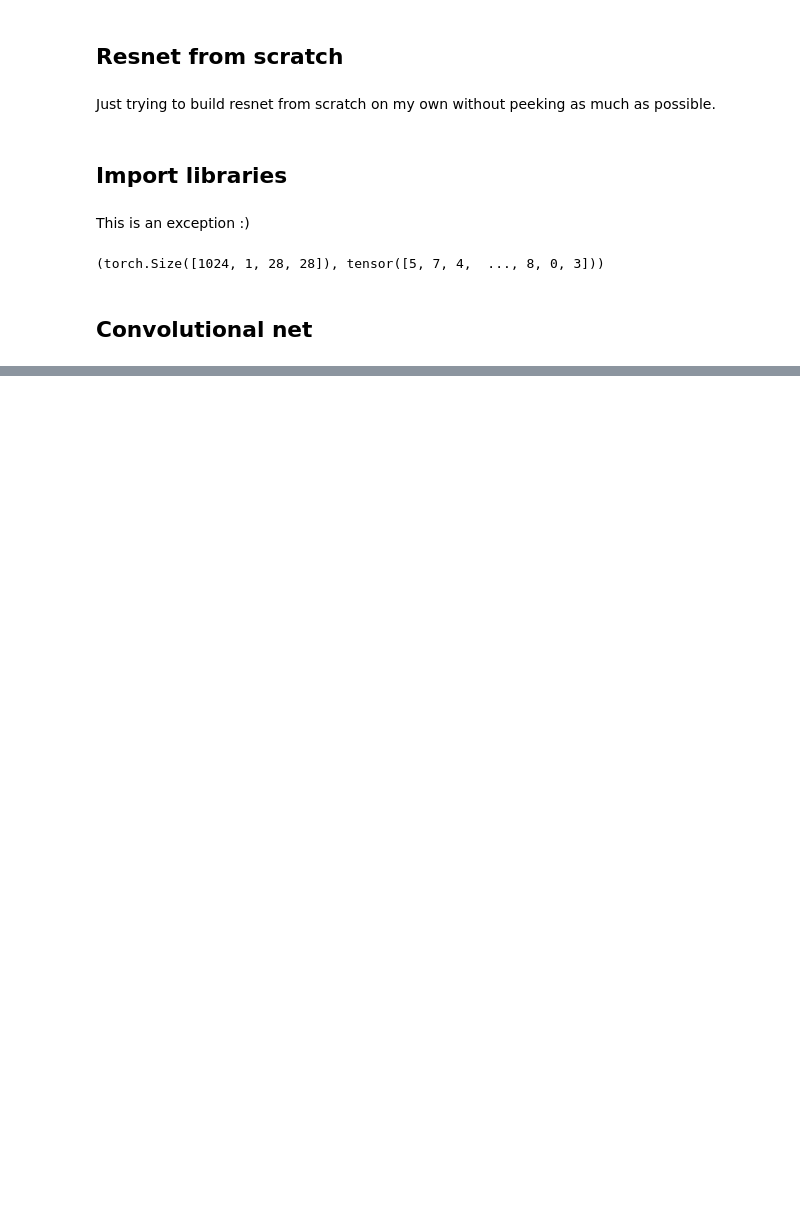
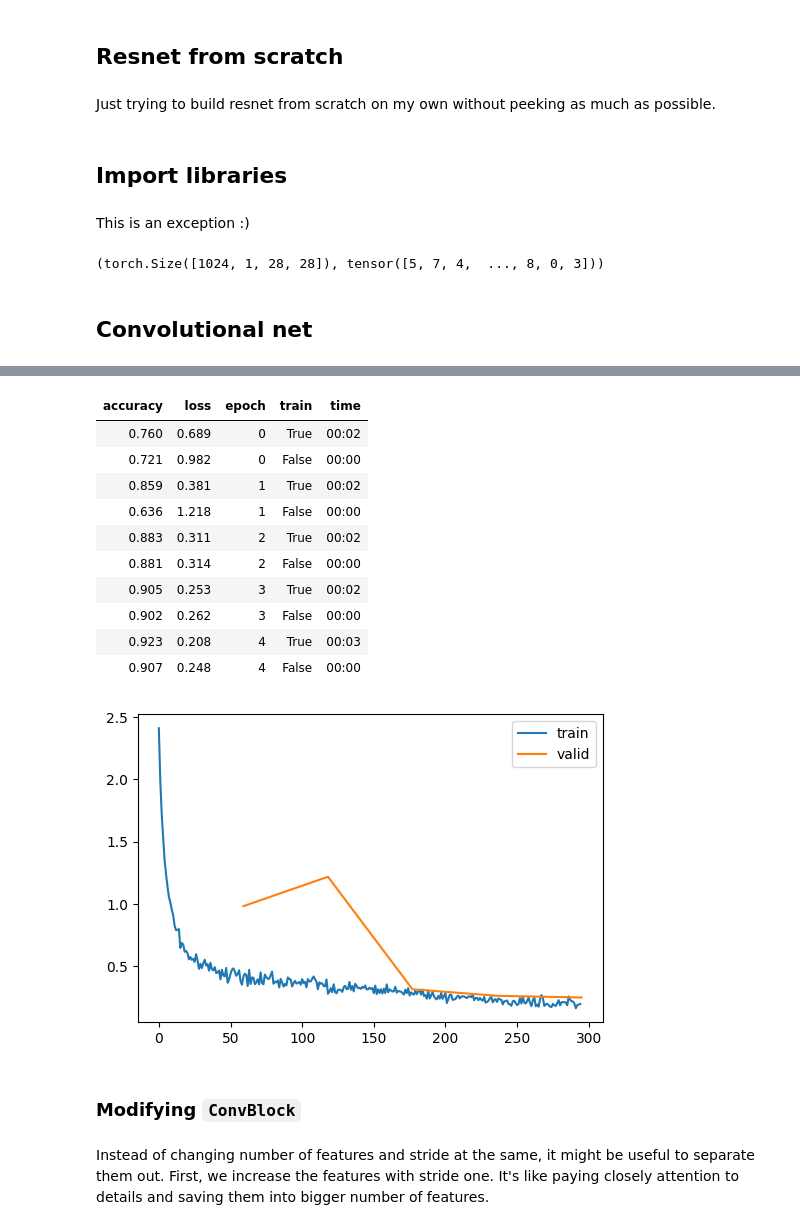
Before and after one commit to galopyz/course22p2, a Jupyter notebook: nbs/13_resnet_adv.ipynb, the cells around one changed output, grey strips where cells are left out. Drawn from its saved outputs; the diff is of its cells as text; code cells hidden in the pictures; blank space fills up the shorter version.

Commit message:
Add ConvBlocks

```diff
--- a/nbs/13_resnet_adv.ipynb
+++ b/nbs/13_resnet_adv.ipynb
@@ -120,0 +110,16 @@ TrainLearner(get_model(), dls, F.cross_entropy, cbs=DeviceCB()).lr_find()
+# %%
+class ConvBlock(nn.Module):
+    def __init__(self, ni, nf, ks=3, stride=2, act=act_gr, norm=nn.BatchNorm2d):
+        super().__init__()
+        self.conv1 = conv(ni, ni, ks=ks, stride=1, act=act, norm=norm)
+        self.conv2 = conv(ni, nf, ks=ks, stride=2, act=act, norm=norm)
+
+    def forward(self, x):
+        return self.conv2(self.conv1(x))
+# %%
+def get_model(act=act_gr, norm=nn.BatchNorm2d):
+    layers = [ConvBlock(nfs[i], nfs[i+1], act=act_gr, norm=nn.BatchNorm2d) for i in range(len(nfs)-1)]
+    layers += [nn.AdaptiveAvgPool2d(1), nn.Flatten(), nn.Linear(nfs[-1], 10)]
+    return nn.Sequential(*layers).apply(iw)
+# %%
+TrainLearner(get_model(), dls, F.cross_entropy, cbs=DeviceCB()).summary()
@@ -120,0 +142,21 @@ TrainLearner(get_model(), dls, F.cross_entropy, cbs=DeviceCB()).lr_find()
+# %%
+lr, epochs = 8e-2, 5
+learn = TrainLearner(get_model(), dls, F.cross_entropy, cbs=cbs+xtras, opt_func=optim.AdamW)
+learn.fit(epochs)
+# %% [output]
+| accuracy | loss | epoch | train | time |
+| 0.760 | 0.689 | 0 | True | 00:02 |
+| 0.721 | 0.982 | 0 | False | 00:00 |
+| 0.859 | 0.381 | 1 | True | 00:02 |
+| 0.636 | 1.218 | 1 | False | 00:00 |
+| 0.883 | 0.311 | 2 | True | 00:02 |
+| 0.881 | 0.314 | 2 | False | 00:00 |
+| 0.905 | 0.253 | 3 | True | 00:02 |
+| 0.902 | 0.262 | 3 | False | 00:00 |
+| 0.923 | 0.208 | 4 | True | 00:03 |
+| 0.907 | 0.248 | 4 | False | 00:00 |
+[figure, added]
+# %% [markdown]
+### Modifying `ConvBlock`
+# %% [markdown]
+Instead of changing number of features and stride at the same, it might be useful to separate them out. First, we increase the features with stride one. It's like paying closely attention to details and saving them into bigger number of features.
```
Also changed, not shown: parts of 31 cells of this notebook.
